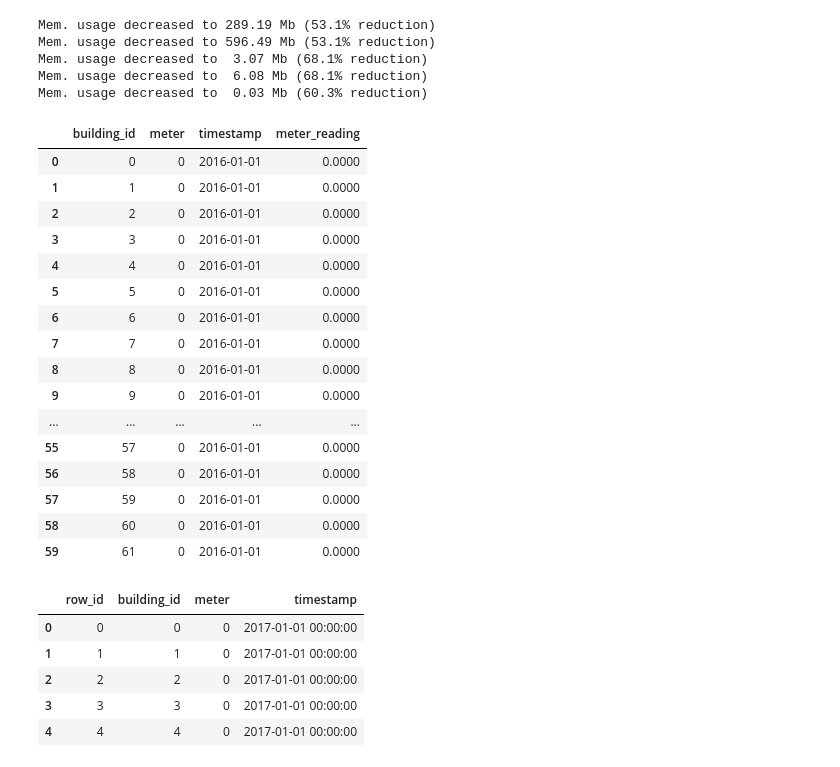
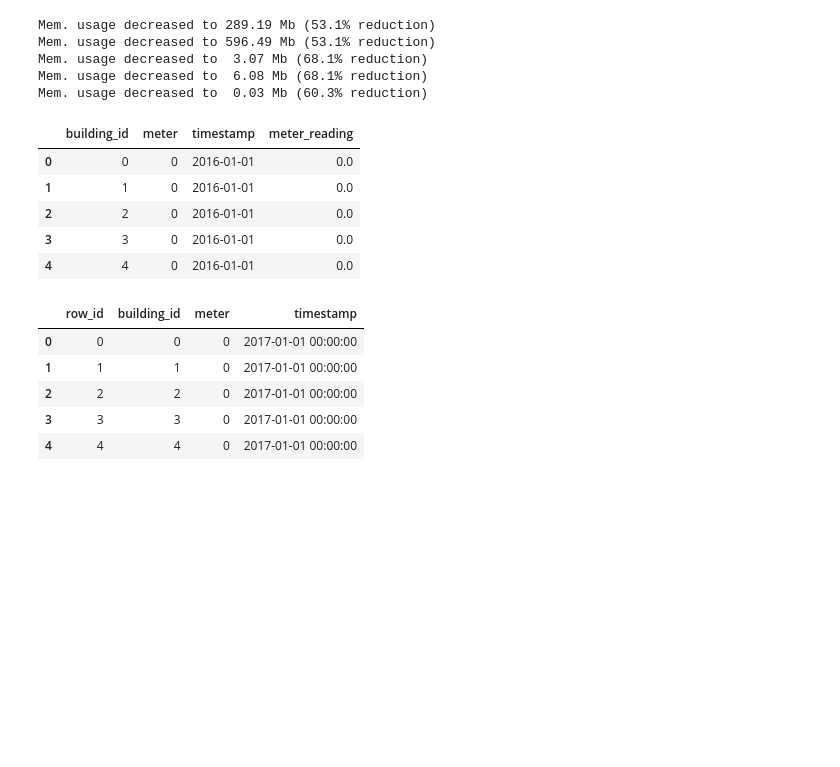
Before and after one commit to FangFeng-077/great-energy-predictor, a Jupyter notebook: hw_7.ipynb, the cells around one changed output. Cells and saved outputs as stored; diff of their text form; code cells hidden in the pictures; blank space fills up the shorter version.

```diff
--- a/hw_7.ipynb
+++ b/hw_7.ipynb
@@ -74,25 +74,14 @@ Mem. usage decreased to  3.07 Mb (68.1% reduction)
 Mem. usage decreased to  6.08 Mb (68.1% reduction)
 Mem. usage decreased to  0.03 Mb (60.3% reduction)
 # %%
-train_df.head(60)
+train_df.head()
 # %% [output]
 |  | building_id | meter | timestamp | meter_reading |
-| 0 | 0 | 0 | 2016-01-01 | 0.0000 |
-| 1 | 1 | 0 | 2016-01-01 | 0.0000 |
-| 2 | 2 | 0 | 2016-01-01 | 0.0000 |
-| 3 | 3 | 0 | 2016-01-01 | 0.0000 |
-| 4 | 4 | 0 | 2016-01-01 | 0.0000 |
-| 5 | 5 | 0 | 2016-01-01 | 0.0000 |
-| 6 | 6 | 0 | 2016-01-01 | 0.0000 |
-| 7 | 7 | 0 | 2016-01-01 | 0.0000 |
-| 8 | 8 | 0 | 2016-01-01 | 0.0000 |
-| 9 | 9 | 0 | 2016-01-01 | 0.0000 |
-| ... | ... | ... | ... | ... |
-| 55 | 57 | 0 | 2016-01-01 | 0.0000 |
-| 56 | 58 | 0 | 2016-01-01 | 0.0000 |
-| 57 | 59 | 0 | 2016-01-01 | 0.0000 |
-| 58 | 60 | 0 | 2016-01-01 | 0.0000 |
-| 59 | 61 | 0 | 2016-01-01 | 0.0000 |
+| 0 | 0 | 0 | 2016-01-01 | 0.0 |
+| 1 | 1 | 0 | 2016-01-01 | 0.0 |
+| 2 | 2 | 0 | 2016-01-01 | 0.0 |
+| 3 | 3 | 0 | 2016-01-01 | 0.0 |
+| 4 | 4 | 0 | 2016-01-01 | 0.0 |
 # %%
 test_df.head()
 # %% [output]
```
Also changed, not shown: parts of 17 cells of this notebook.
